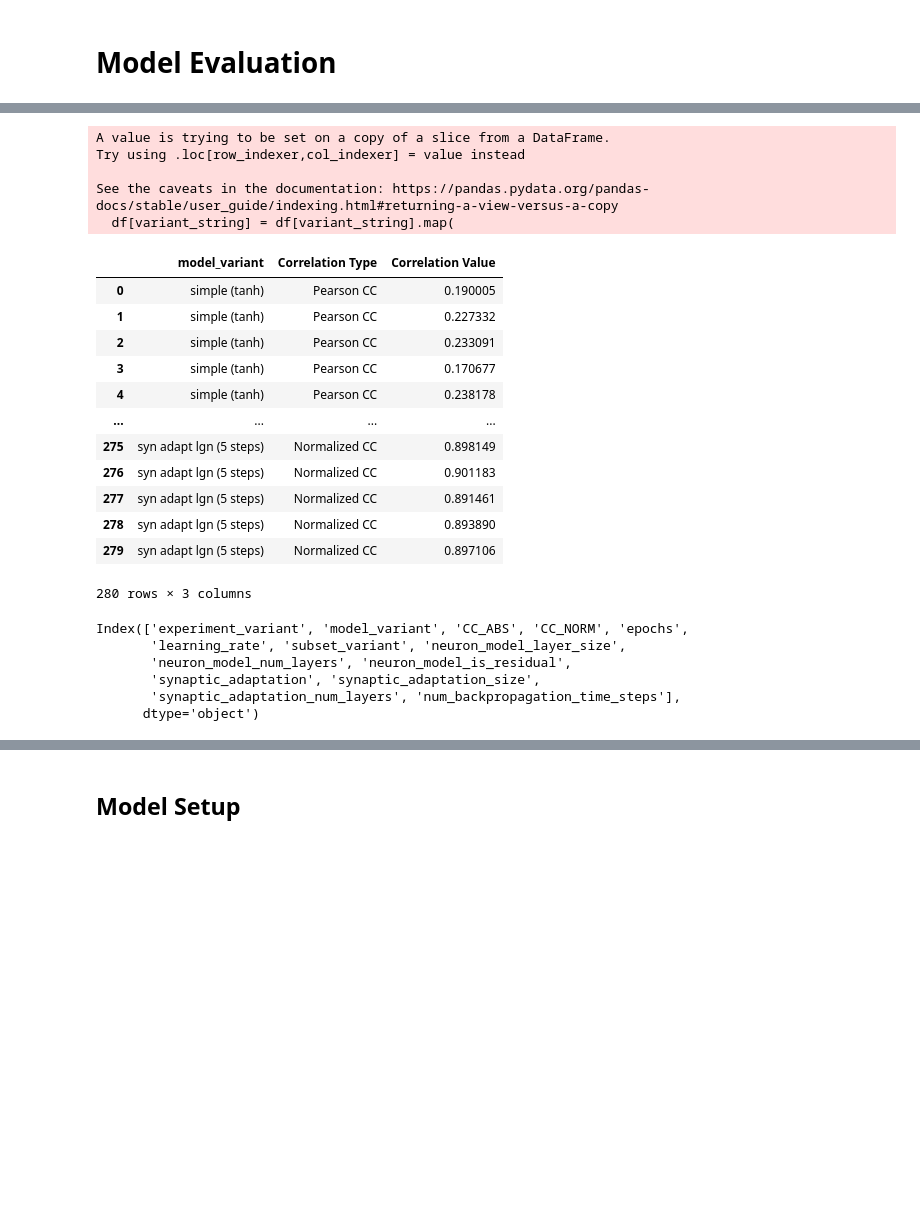
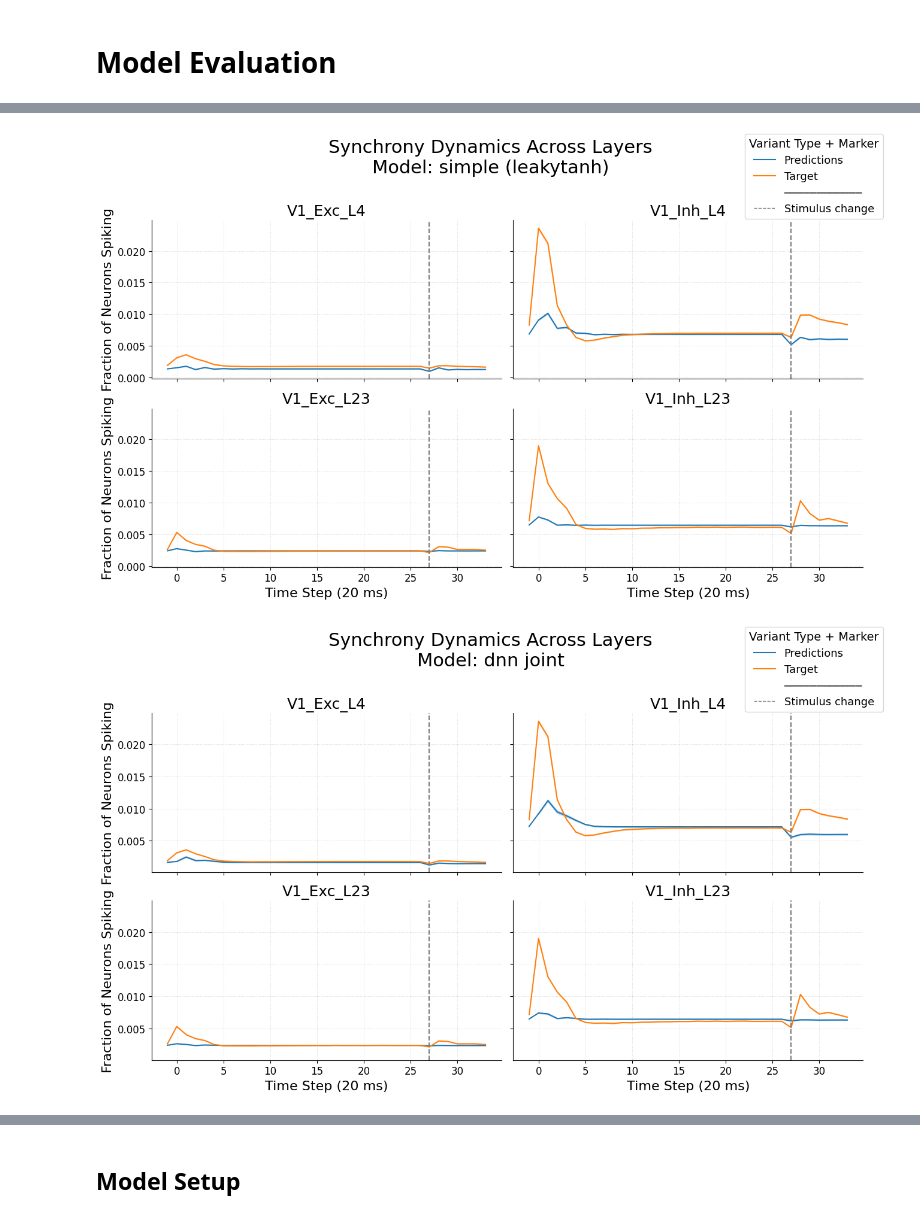
Before and after one commit to dbeinhauer/mcs-source, a Jupyter notebook: results_analysis_tools/analysis_overview.ipynb, the cells around one changed output, grey strips where cells are left out. Cells and saved outputs as stored; diff of their text form; code cells hidden in the pictures; blank space fills up the shorter version.

```diff
--- a/results_analysis_tools/analysis_overview.ipynb
+++ b/results_analysis_tools/analysis_overview.ipynb
@@ -67,34 +61,21 @@ See the caveats in the documentation: https://pandas.pydata.org/pandas-docs/stab
-# %%
-plot_data = result_analyzer.prepare_dataframe_for_plot(PlottingVariants.MODEL_TYPES_CORRELATION_COMPARISON)
-df_melted = plot_data
-df_melted
-# %% [output]
-A value is trying to be set on a copy of a slice from a DataFrame.
-Try using .loc[row_indexer,col_indexer] = value instead
-
-See the caveats in the documentation: https://pandas.pydata.org/pandas-docs/stable/user_guide/indexing.html#returning-a-view-versus-a-copy
-  df[variant_string] = df[variant_string].map(
-|  | model_variant | Correlation Type | Correlation Value |
-| 0 | simple (tanh) | Pearson CC | 0.190005 |
-| 1 | simple (tanh) | Pearson CC | 0.227332 |
-| 2 | simple (tanh) | Pearson CC | 0.233091 |
-| 3 | simple (tanh) | Pearson CC | 0.170677 |
-| 4 | simple (tanh) | Pearson CC | 0.238178 |
-| ... | ... | ... | ... |
-| 275 | syn adapt lgn (5 steps) | Normalized CC | 0.898149 |
-| 276 | syn adapt lgn (5 steps) | Normalized CC | 0.901183 |
-| 277 | syn adapt lgn (5 steps) | Normalized CC | 0.891461 |
-| 278 | syn adapt lgn (5 steps) | Normalized CC | 0.893890 |
-| 279 | syn adapt lgn (5 steps) | Normalized CC | 0.897106 |
-280 rows × 3 columns
-# %%
-wandb_processor = WandbSummaryProcessor(all_results)
-df = EvaluationResultsProcessor.get_wandb_evaluation_results(wandb_processor.get_results)
-df.columns
-# %% [output]
-Index(['experiment_variant', 'model_variant', 'CC_ABS', 'CC_NORM', 'epochs',
-       'learning_rate', 'subset_variant', 'neuron_model_layer_size',
-       'neuron_model_num_layers', 'neuron_model_is_residual',
-       'synaptic_adaptation', 'synaptic_adaptation_size',
-       'synaptic_adaptation_num_layers', 'num_backpropagation_time_steps'],
-      dtype='object')
+# %%
+model_batch_results = [
+    ModelEvaluationRunVariant.SIMPLE_LEAKYTANH,
+    ModelEvaluationRunVariant.DNN_JOINT,
+    ModelEvaluationRunVariant.DNN_SEPARATE,
+    ModelEvaluationRunVariant.RNN_BACKPROPAGATION_5,
+    ModelEvaluationRunVariant.RNN_BACKPROPAGATION_10,
+    ModelEvaluationRunVariant.SYN_ADAPT_LGN_BACKPROPAGATION_5
+]
+# %%
+for model_variant in model_batch_results:
+    kwargs = {"model_variant": EvaluationResultsProcessor.model_names_mapping_for_plotting[model_variant],}
+    filename = f"separate_model_synchrony_curve_{model_variant.value}.pdf"
+    destination = f"{PLOTING_DESTINATION}{filename}"
+    plot_data = result_analyzer.prepare_dataframe_for_plot(PlottingVariants.SEPARATE_TEMPORAL_BEHAVIOR_TARGET_PREDICTION, synchrony_curve_kwargs={
+        "model_variants": [model_variant],
+    })
+    ResultsPlotter.plot(plot_data, PlottingVariants.SEPARATE_TEMPORAL_BEHAVIOR_TARGET_PREDICTION, save_fig=destination, kwargs=kwargs)
+# %% [output]
+[figure, added]
+[figure, added]
```
Also changed, not shown: parts of 17 cells of this notebook, 8 other files.
